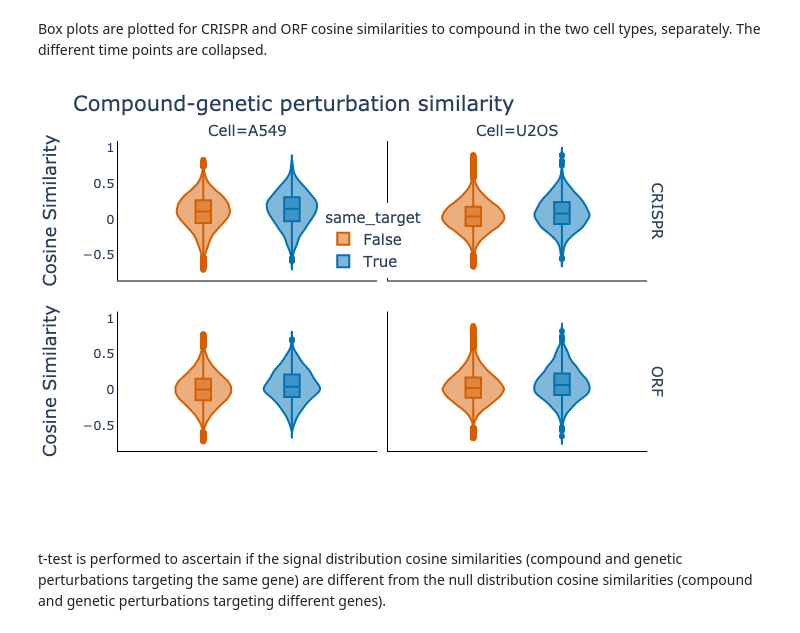
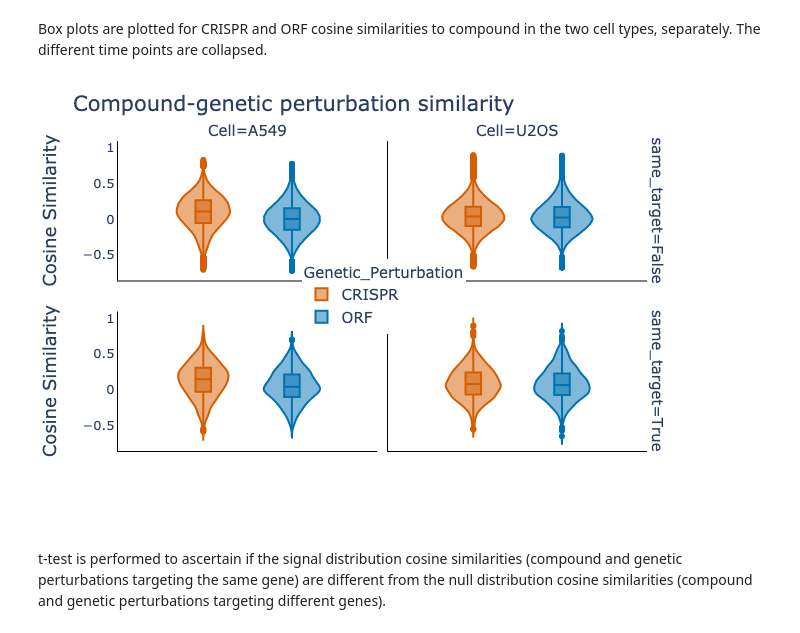
Before and after one commit to jump-cellpainting/2024_Chandrasekaran_NatureMethods, a Jupyter notebook: benchmark/5.visualize-similarities.ipynb, the cells around one changed output. Cells and saved outputs as stored; diff of their text form; code cells hidden in the pictures.

```diff
--- a/benchmark/5.visualize-similarities.ipynb
+++ b/benchmark/5.visualize-similarities.ipynb
@@ -164,33 +164,33 @@ Box plots are plotted for CRISPR and ORF cosine similarities to compound in the
 # %%
 fig = px.violin(
     matching_df,
     y = 'cosine_sim',
-    facet_row = 'Genetic_Perturbation',
-    color = 'same_target',
+    facet_row = 'same_target',
+    color = 'Genetic_Perturbation',
     facet_col = 'Cell',
-    color_discrete_map=color_discrete_map_null,
+    color_discrete_map=color_discrete_map,
     facet_row_spacing=0.1,
     box=True
     )
 fig.update_layout(title='Compound-genetic perturbation similarity',
     xaxis1=dict(linecolor = "#000000"),
     xaxis2=dict(linecolor = "#000000"),
     xaxis3=dict(linecolor = "#000000"),
     xaxis4=dict(linecolor = "#000000"),
     yaxis1=dict(title='Cosine Similarity', linecolor = "#000000", tickfont=dict(size=13)),
     yaxis2=dict(linecolor = "#000000"),
     yaxis3=dict(title='Cosine Similarity', linecolor = "#000000", tickfont=dict(size=13)),
     yaxis4=dict(linecolor = "#000000"),
     font=dict(size=15),
     paper_bgcolor='rgba(0,0,0,0)',
     plot_bgcolor='rgba(0,0,0,0)',
-    legend=dict(x=0.38, y=0.8, bgcolor="white")
+    legend=dict(x=0.34, y=0.5, bgcolor="white")
 )
 fig.for_each_annotation(lambda a: a.update(text=a.text.replace("Genetic_Perturbation=", "")))
 fig.show("png")
 fig.write_image('figures/5.cosine_similarities.png', width=640, height=480, scale=2)
 # %% [output]
-[figure, old version]
+[figure, new version]
 # %% [markdown]
 t-test is performed to ascertain if the signal distribution cosine similarities (compound and genetic perturbations targeting the same gene) are different from the null distribution cosine similarities (compound and genetic perturbations targeting different genes).
 # %%
```
Also changed, not shown: 3 other files.
